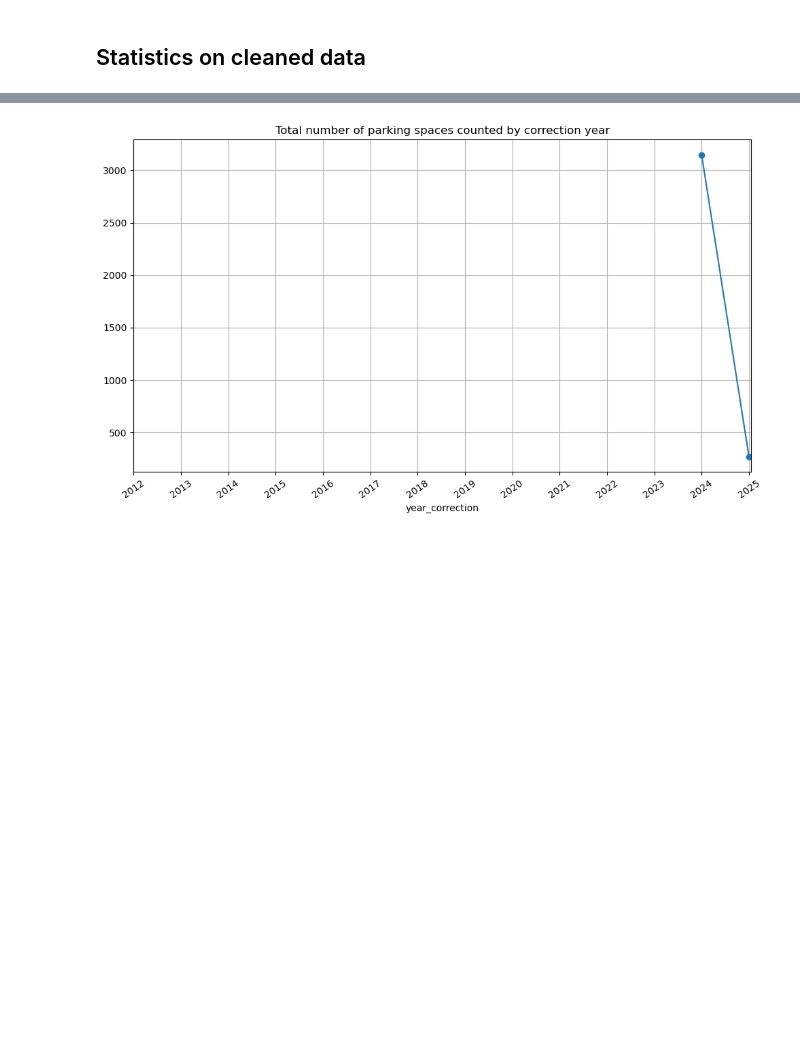
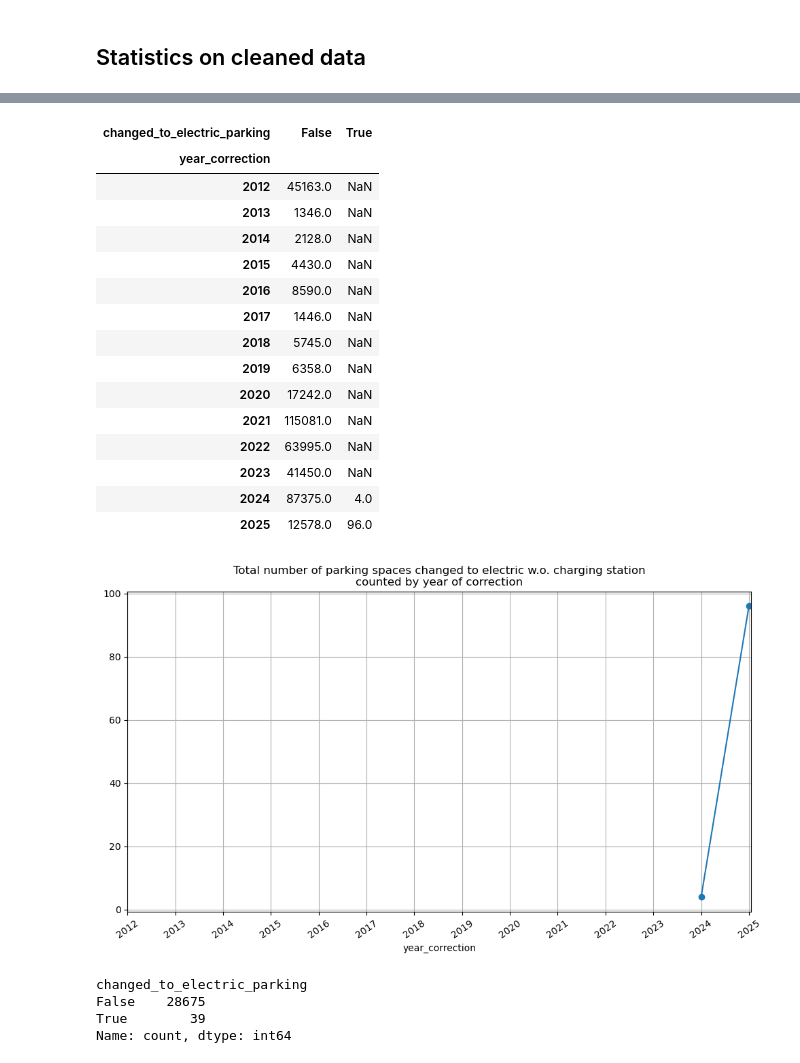
Before and after one commit to AleksandarLukic96/02806_Social_Data, a Jupyter notebook: Project/Data_overview_Parking_Spaces.ipynb, the cells around one changed output, grey strips where cells are left out. Saved outputs shown, nothing was run; the diff lists cells and outputs as text; code cells hidden in the pictures; blank space fills up the shorter version.

```diff
--- a/Project/Data_overview_Parking_Spaces.ipynb
+++ b/Project/Data_overview_Parking_Spaces.ipynb
@@ -428,18 +458,52 @@ df_pivot
 # %%
+col_of_interest = "year_correction"
+
+# Drop duplicates based on original unique entries
+df_unique = df_yearly.drop_duplicates(subset=[col_of_interest, "year_active", "district", "no_of_spaces"])
+
+# Group rows to count the total number of spaces
+df_grouped = df_unique.groupby([col_of_interest, "changed_to_electric_parking"])["no_of_spaces"].sum().reset_index()
+df_pivot = df_grouped.pivot(index=col_of_interest, columns="changed_to_electric_parking", values="no_of_spaces")
+display(df_pivot)
+
 # Plot pivotted dataframe as lines
 df_pivot.index = df_pivot[True].index.astype(int)
 ax = df_pivot[True].plot(kind="line", marker='o', figsize=(10, 6))
 
 # Force all years to show on the x-axis
 ax.set_xticks(df_pivot.index)  # these are your actual year values
 ax.set_xticklabels(df_pivot.index, rotation=35)  # rotate for readability
 
 # Set title, labels, legeng and grid
 plt.grid(visible=True)
 
-plt.title("Total number of parking spaces counted by correction year")
+plt.title("Total number of parking spaces changed to electric w.o. charging station\ncounted by year of correction")
 
 plt.tight_layout()
 plt.show()
 # %% [output]
+| changed_to_electric_parking | False | True |
+| year_correction |  |  |
+| 2012 | 45163.0 | NaN |
+| 2013 | 1346.0 | NaN |
+| 2014 | 2128.0 | NaN |
+| 2015 | 4430.0 | NaN |
+| 2016 | 8590.0 | NaN |
+| 2017 | 1446.0 | NaN |
+| 2018 | 5745.0 | NaN |
+| 2019 | 6358.0 | NaN |
+| 2020 | 17242.0 | NaN |
+| 2021 | 115081.0 | NaN |
+| 2022 | 63995.0 | NaN |
+| 2023 | 41450.0 | NaN |
+| 2024 | 87375.0 | 4.0 |
+| 2025 | 12578.0 | 96.0 |
-[figure, old version]
+[figure, new version]
+# %%
+df_renamed["changed_to_electric_parking"].value_counts()
+# df_renamed[df_renamed["changed_to_electric_parking"]==True]
+# %% [output]
+changed_to_electric_parking
+False    28675
+True        39
+Name: count, dtype: int64
```
Also changed, not shown: parts of 8 cells of this notebook.
